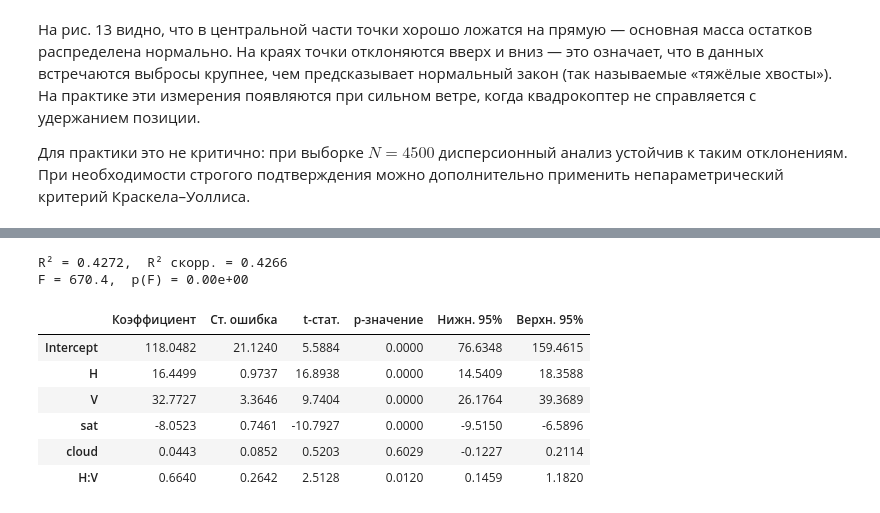
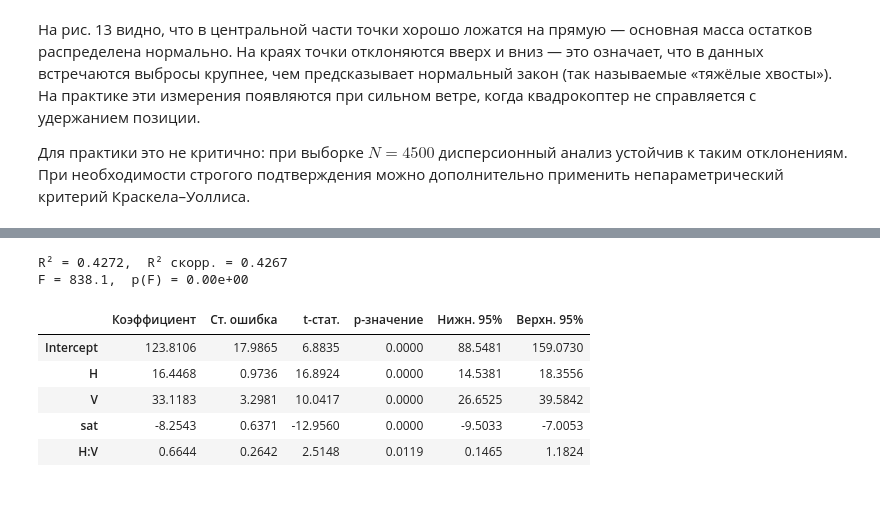
Before and after one commit to Rrisinglight/kandid, a Jupyter notebook: analysis.ipynb, the cells around one changed output, grey strips where cells are left out. Saved outputs shown, nothing was run; the diff lists cells and outputs as text; code cells hidden in the pictures.

```diff
--- a/analysis.ipynb
+++ b/analysis.ipynb
@@ -401,7 +401,7 @@ fig.show()
 Рис. 11 показывает, что число спутников GNSS имеет слабое, но заметное влияние: медиана $R$ незначительно снижается при увеличении числа видимых спутников (лучшее позиционирование автопилота).
 # %%
 factors = ["H", "V", "sat", "cloud"]
-factor_names = {"H": "Высота H", "V": "Ветер V", "sat": "Спутники", "cloud": "Облачность"}
+factor_names = {"H": "Высота", "V": "Ветер", "sat": "Спутники", "cloud": "Обл."}
 corrs = []
 for f in factors:
     rho, p = stats.spearmanr(df[f], df["R"])
@@ -624,29 +667,28 @@ $$R = \beta_0 + \beta_H \cdot H + \beta_V \cdot V + \beta_{\text{sat}} \cdot \te
 # %%
-reg_model = ols("R ~ H + V + sat + cloud + H:V", data=df).fit()
+reg_model = ols("R ~ H + V + sat + H:V", data=df).fit()
 
 coef_df = pd.DataFrame({
     "Коэффициент": reg_model.params,
     "Ст. ошибка": reg_model.bse,
     "t-стат.": reg_model.tvalues,
     "p-значение": reg_model.pvalues,
     "Нижн. 95%": reg_model.conf_int()[0],
     "Верхн. 95%": reg_model.conf_int()[1],
 }).round(4)
 
 print(f"R² = {reg_model.rsquared:.4f},  R² скорр. = {reg_model.rsquared_adj:.4f}")
 print(f"F = {reg_model.fvalue:.1f},  p(F) = {reg_model.f_pvalue:.2e}")
 print()
 display(coef_df)
 # %% [output]
-R² = 0.4272,  R² скорр. = 0.4266
-F = 670.4,  p(F) = 0.00e+00
+R² = 0.4272,  R² скорр. = 0.4267
+F = 838.1,  p(F) = 0.00e+00
 |  | Коэффициент | Ст. ошибка | t-стат. | p-значение | Нижн. 95% | Верхн. 95% |
-| Intercept | 118.0482 | 21.1240 | 5.5884 | 0.0000 | 76.6348 | 159.4615 |
-| H | 16.4499 | 0.9737 | 16.8938 | 0.0000 | 14.5409 | 18.3588 |
-| V | 32.7727 | 3.3646 | 9.7404 | 0.0000 | 26.1764 | 39.3689 |
-| sat | -8.0523 | 0.7461 | -10.7927 | 0.0000 | -9.5150 | -6.5896 |
-| cloud | 0.0443 | 0.0852 | 0.5203 | 0.6029 | -0.1227 | 0.2114 |
-| H:V | 0.6640 | 0.2642 | 2.5128 | 0.0120 | 0.1459 | 1.1820 |
+| Intercept | 123.8106 | 17.9865 | 6.8835 | 0.0000 | 88.5481 | 159.0730 |
+| H | 16.4468 | 0.9736 | 16.8924 | 0.0000 | 14.5381 | 18.3556 |
+| V | 33.1183 | 3.2981 | 10.0417 | 0.0000 | 26.6525 | 39.5842 |
+| sat | -8.2543 | 0.6371 | -12.9560 | 0.0000 | -9.5033 | -7.0053 |
+| H:V | 0.6644 | 0.2642 | 2.5148 | 0.0119 | 0.1465 | 1.1824 |
 # %%
 plot_coefs = coef_df.drop("Intercept", errors="ignore").reset_index()
 plot_coefs.columns = ["Фактор"] + list(plot_coefs.columns[1:])
```
Also changed, not shown: parts of 21 cells of this notebook.
